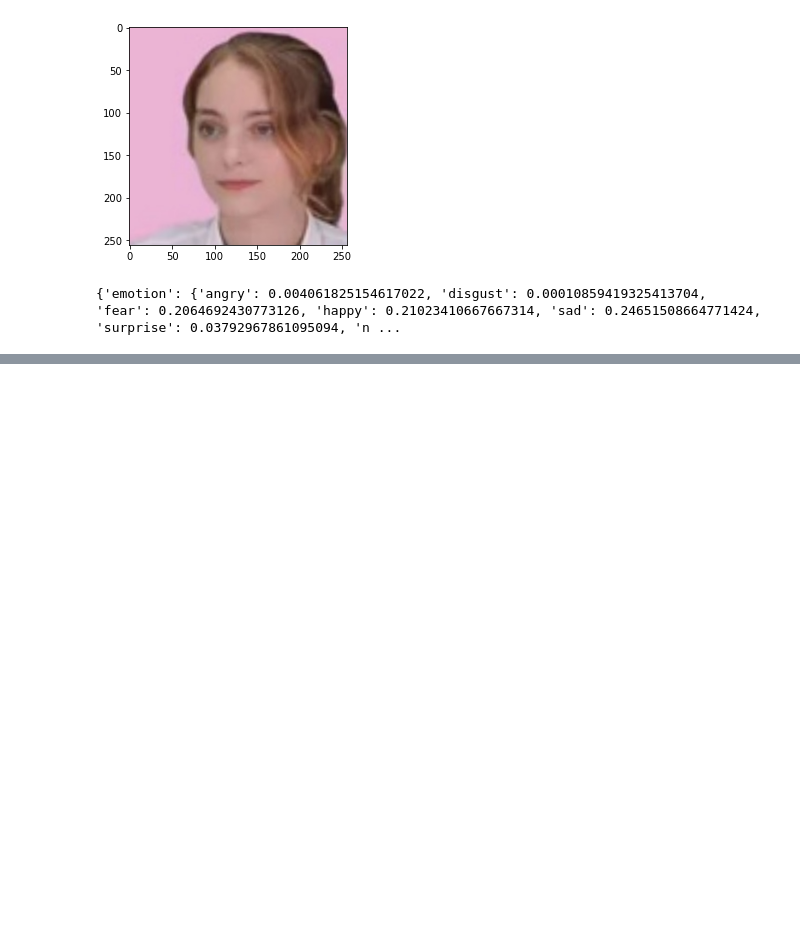
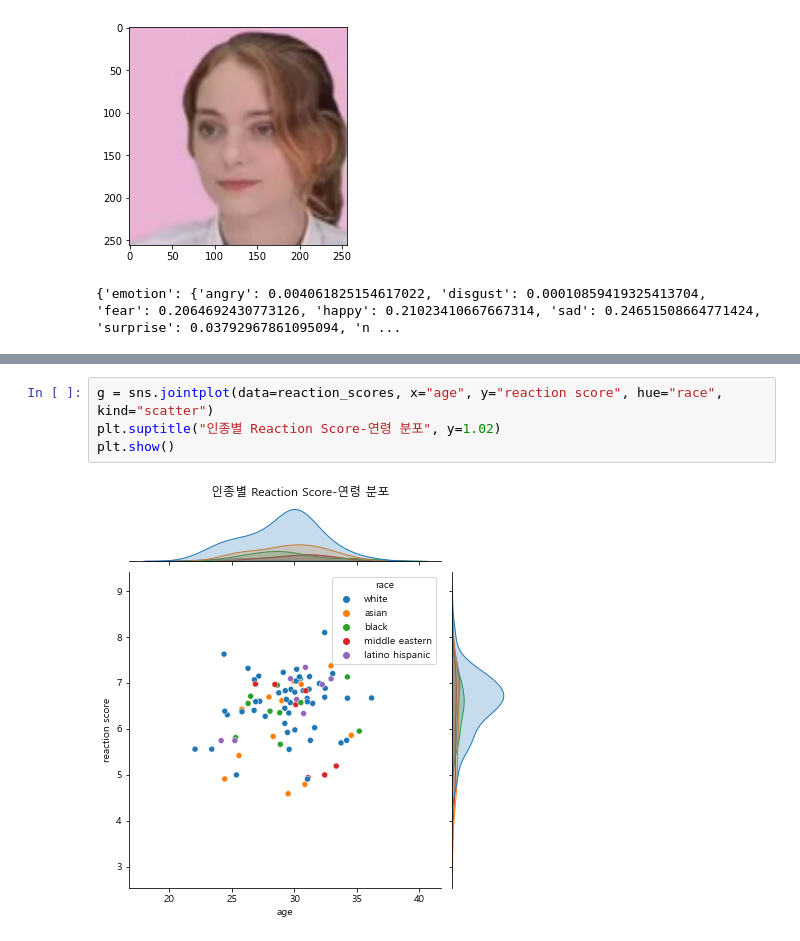
Before and after one commit to bigbreadguy/soprize-doyouknowclub, a Jupyter notebook: indivisual_analysis.ipynb, the cells around one changed output, grey strips where cells are left out. Drawn from its saved outputs; the diff is of its cells as text; blank space fills up the shorter version.

```diff
--- a/indivisual_analysis.ipynb
+++ b/indivisual_analysis.ipynb
@@ -185,0 +206,6 @@ print(indivisual_result["10"])
+# %%
+g = sns.jointplot(data=reaction_scores, x="age", y="reaction score", hue="race", kind="scatter")
+plt.suptitle("인종별 Reaction Score-연령 분포", y=1.02)
+plt.show()
+# %% [output]
+[figure, added]
```
Also changed, not shown: parts of 8 cells of this notebook.
